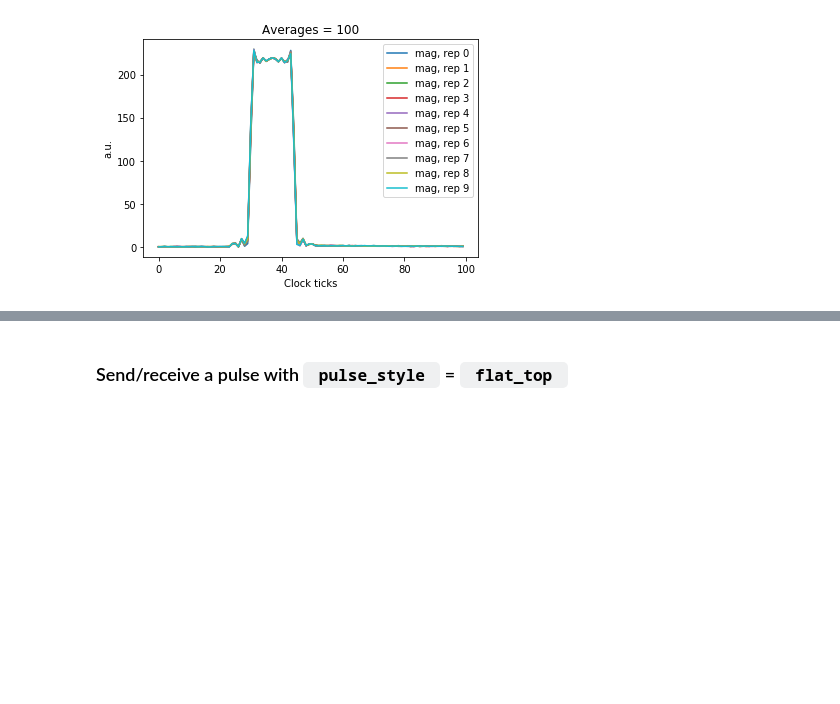
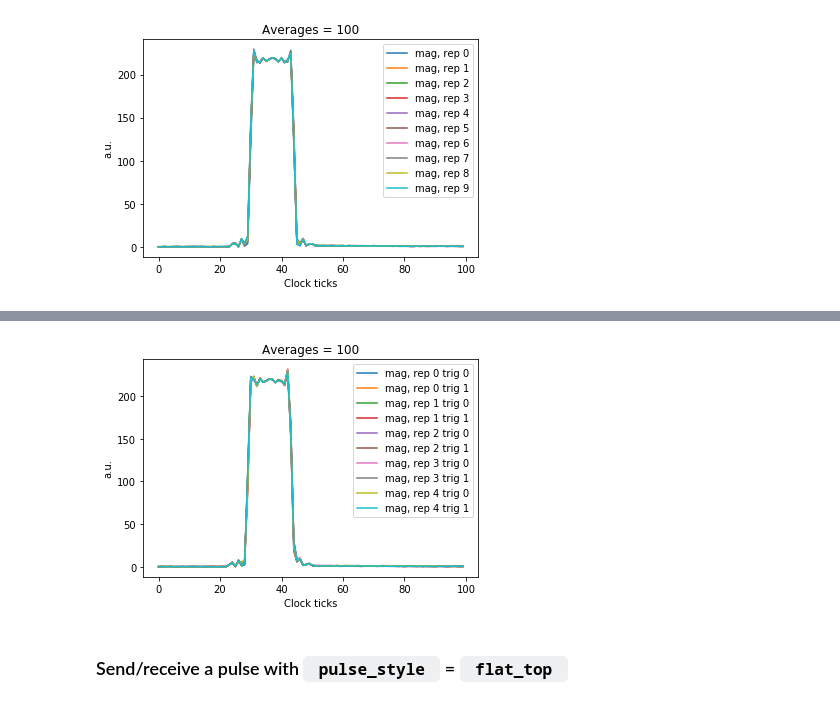
Before and after one commit to openquantumhardware/qick, a Jupyter notebook: qick_demos/00_Send_receive_pulse.ipynb, the cells around one changed output, grey strips where cells are left out. Cells and saved outputs as stored; diff of their text form; code cells hidden in the pictures; blank space fills up the shorter version.

Commit message:
acquire_decimated supports multiple triggers; add example in 00 demo

```diff
--- a/qick_demos/00_Send_receive_pulse.ipynb
+++ b/qick_demos/00_Send_receive_pulse.ipynb
@@ -266,0 +272,95 @@ plt.legend()
+# %%
+class DoubleTriggerProgram(AveragerProgram):
+    def initialize(self):
+        cfg=self.cfg
+        res_ch = cfg["res_ch"]
+
+        # set the nyquist zone
+        self.declare_gen(ch=cfg["res_ch"], nqz=1)
+
+        # configure the readout lengths and downconversion frequencies (ensuring it is an available DAC frequency)
+        for ch in cfg["ro_chs"]:
+            self.declare_readout(ch=ch, length=self.cfg["readout_length"],
+                                 freq=self.cfg["pulse_freq"], gen_ch=cfg["res_ch"])
+
+        # convert frequency to DAC frequency (ensuring it is an available ADC frequency)
+        freq = self.freq2reg(cfg["pulse_freq"],gen_ch=res_ch, ro_ch=cfg["ro_chs"][0])
+        phase = self.deg2reg(cfg["res_phase"], gen_ch=res_ch)
+        gain = cfg["pulse_gain"]
+        self.default_pulse_registers(ch=res_ch, freq=freq, phase=phase, gain=gain)
+
+        style=self.cfg["pulse_style"]
+
+        if style in ["flat_top","arb"]:
+            sigma = cfg["sigma"]
+            self.add_gauss(ch=res_ch, name="measure", sigma=sigma, length=sigma*5)
+
+        if style == "const":
+            self.set_pulse_registers(ch=res_ch, style=style, length=cfg["length"])
+        elif style == "flat_top":
+            # The first half of the waveform ramps up the pulse, the second half ramps down the pulse
+            self.set_pulse_registers(ch=res_ch, style=style, waveform="measure", length=cfg["length"])
+        elif style == "arb":
+            self.set_pulse_registers(ch=res_ch, style=style, waveform="measure")
+
+        self.synci(200)  # give processor some time to configure pulses
+
+    def body(self):
+        # fire the same pulse+trigger twice, with 100 tProc clock ticks in between
+        # with the first ADC trigger, pulse PMOD0_0 for a scope trigger
+        # after the second pulse, pause the tProc until readout is done
+        # and increment the time counter to give some time before the next measurement
+        # (the syncdelay also lets the tProc get back ahead of the clock)
+        self.measure(pulse_ch=self.cfg["res_ch"],
+                     adcs=self.ro_chs,
+                     pins=[0],
+                     adc_trig_offset=self.cfg["adc_trig_offset"],
+                     syncdelay=100)
+        self.measure(pulse_ch=self.cfg["res_ch"],
+                     adcs=self.ro_chs,
+                     adc_trig_offset=self.cfg["adc_trig_offset"],
+                     wait=True,
+                     syncdelay=self.us2cycles(self.cfg["relax_delay"]))
+
+config={"res_ch":6, # --Fixed
+        "ro_chs":[0], # --Fixed
+        "reps":5, # --Fixed
+        "relax_delay":1.0, # --us
+        "res_phase":0, # --degrees
+        "pulse_style": "const", # --Fixed
+
+        "length":20, # [Clock ticks]
+        # Try varying length from 10-100 clock ticks
+
+        "readout_length":100, # [Clock ticks]
+        # Try varying readout_length from 50-1000 clock ticks
+
+        "pulse_gain":3000, # [DAC units]
+        # Try varying pulse_gain from 500 to 30000 DAC units
+
+        "pulse_freq": 100, # [MHz]
+        # In this program the signal is up and downconverted digitally so you won't see any frequency
+        # components in the I/Q traces below. But since the signal gain depends on frequency,
+        # if you lower pulse_freq you will see an increased gain.
+
+        "adc_trig_offset": 150, # [Clock ticks]
+        # Try varying adc_trig_offset from 100 to 220 clock ticks
+
+        "soft_avgs":100
+        # Try varying soft_avgs from 1 to 200 averages
+       }
+
+prog = DoubleTriggerProgram(soccfg, config)
+# print(prog.acquire(soc, readouts_per_experiment=1))
+# print(prog.di_buf)
+iq_list = prog.acquire_decimated(soc, readouts_per_experiment=2)
+
+plt.figure(1)
+for rep in range(config['reps']):
+    for trig in range(2):
+        plt.plot(np.abs(iq_list[0][rep][trig][0]+1j*iq_list[0][rep][trig][1]), label="mag, rep %d trig %d"%(rep, trig))
+plt.ylabel("a.u.")
+plt.xlabel("Clock ticks")
+plt.title("Averages = " + str(config["soft_avgs"]))
+plt.legend()
+# %% [output]
@@ -267,3 +368,4 @@ plt.legend()
+[figure, added]
 # %% [markdown]
 ### Send/receive a pulse with <code> pulse_style </code> = <code> flat_top </code>
 # %%
```
Also changed, not shown: parts of 3 cells of this notebook, 2 other files.
